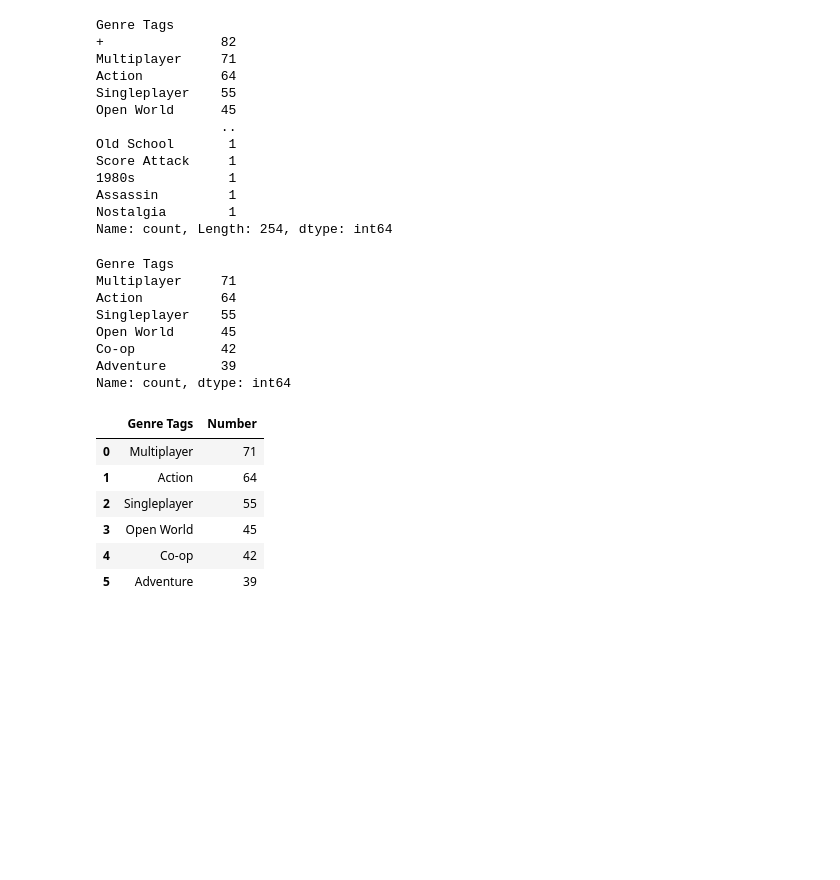
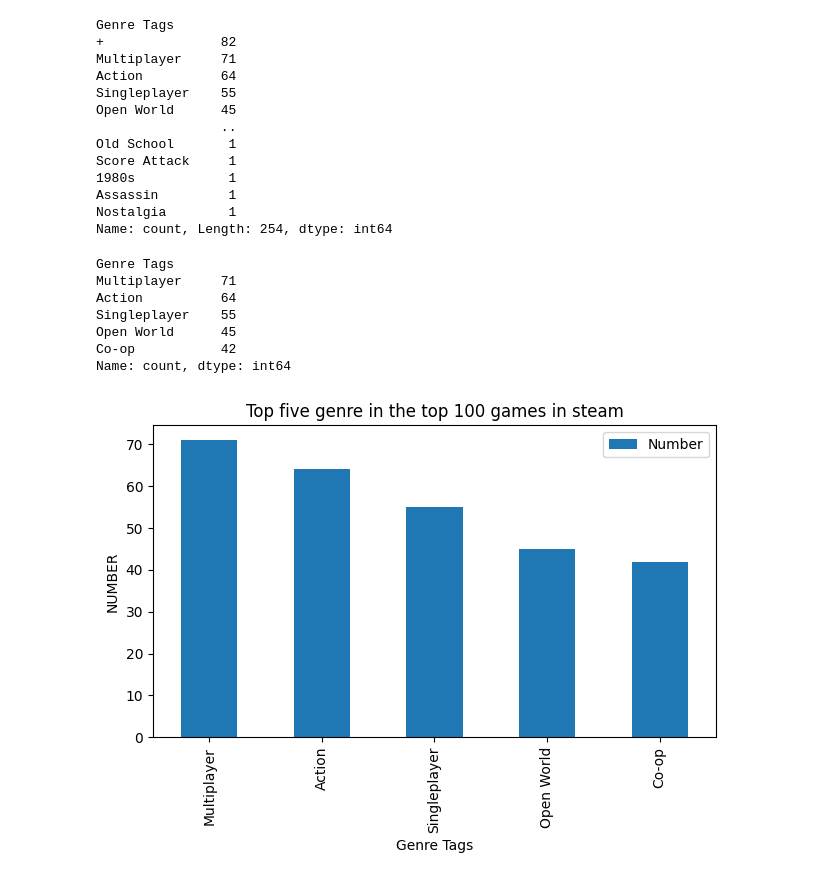
Before and after one commit to MarcusArdenstedt/data_visualization_Marcus_Ericsson_DE24, a Jupyter notebook: exercises/exercise_0/ex_1.ipynb, the cells around one changed output. Drawn from its saved outputs; the diff is of its cells as text; code cells hidden in the pictures; blank space fills up the shorter version.

```diff
--- a/exercises/exercise_0/ex_1.ipynb
+++ b/exercises/exercise_0/ex_1.ipynb
@@ -186,7 +196,7 @@ Name: count, Length: 254, dtype: int64
 # %%
 df_game_genre = genre_counts[1:]
 # %%
-df_game_genre =  df_game_genre.head(6)
+df_game_genre =  df_game_genre.head()
 # %%
 df_game_genre
 # %% [output]
@@ -196,19 +206,21 @@ Action          64
 Singleplayer    55
 Open World      45
 Co-op           42
-Adventure       39
 Name: count, dtype: int64
 # %%
 df_game_genre = df_game_genre.reset_index()
 # %%
 df_game_genre.columns = ["Genre Tags", "Number"]
 # %%
-df_game_genre
+df_game_genre.set_index("Genre Tags", inplace= True)
-# %% [output]
-|  | Genre Tags | Number |
-| 0 | Multiplayer | 71 |
-| 1 | Action | 64 |
-| 2 | Singleplayer | 55 |
-| 3 | Open World | 45 |
-| 4 | Co-op | 42 |
-| 5 | Adventure | 39 |
+# %%
+ax = df_game_genre.plot(kind= "bar")
+
+ax.set_title("Top five genre in the top 100 games in steam")
+ax.set_ylabel("NUMBER")
+
+fig = ax.get_figure()
+fig.tight_layout()
+fig.savefig("figures/top_5_genre_steam.png", dpi= 300)
+# %% [output]
+[figure, added]
```
Also changed, not shown: parts of 11 cells of this notebook, 3 other files.
